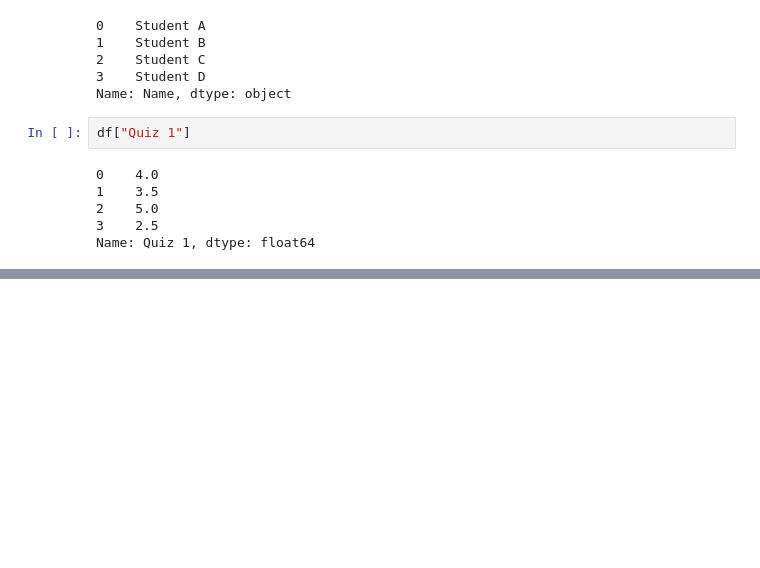
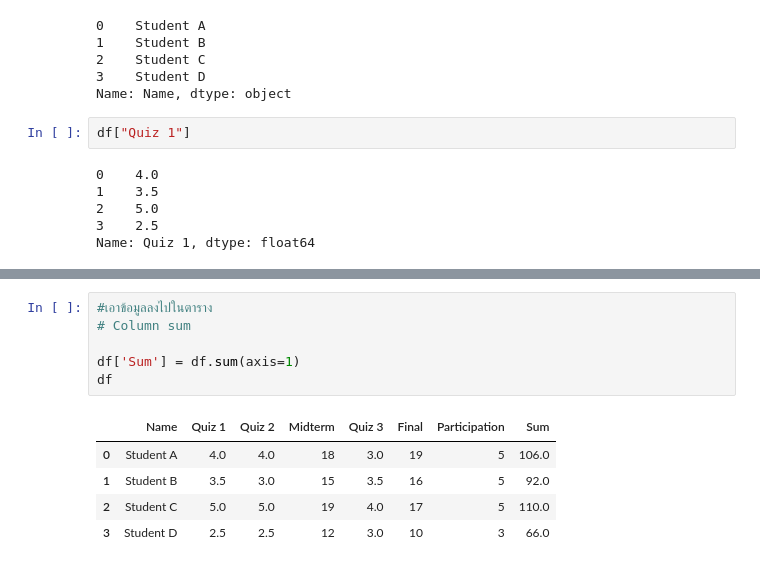
Before and after one commit to 007khun159/Python_ai_01, a Jupyter notebook: Libary1.ipynb, the cells around one changed output, grey strips where cells are left out. Cells and saved outputs as stored; diff of their text form; blank space fills up the shorter version.

```diff
--- a/Libary1.ipynb
+++ b/Libary1.ipynb
@@ -194,0 +247,12 @@ df[['Name' , 'Final']]
+# %%
+#เอาข้อมูลลงไปในตาราง
+# Column sum
+
+df['Sum'] = df.sum(axis=1)
+df
+# %% [output]
+|  | Name | Quiz 1 | Quiz 2 | Midterm | Quiz 3 | Final | Participation | Sum |
+| 0 | Student A | 4.0 | 4.0 | 18 | 3.0 | 19 | 5 | 106.0 |
+| 1 | Student B | 3.5 | 3.0 | 15 | 3.5 | 16 | 5 | 92.0 |
+| 2 | Student C | 5.0 | 5.0 | 19 | 4.0 | 17 | 5 | 110.0 |
+| 3 | Student D | 2.5 | 2.5 | 12 | 3.0 | 10 | 3 | 66.0 |
```
Also changed, not shown: parts of 8 cells of this notebook.
